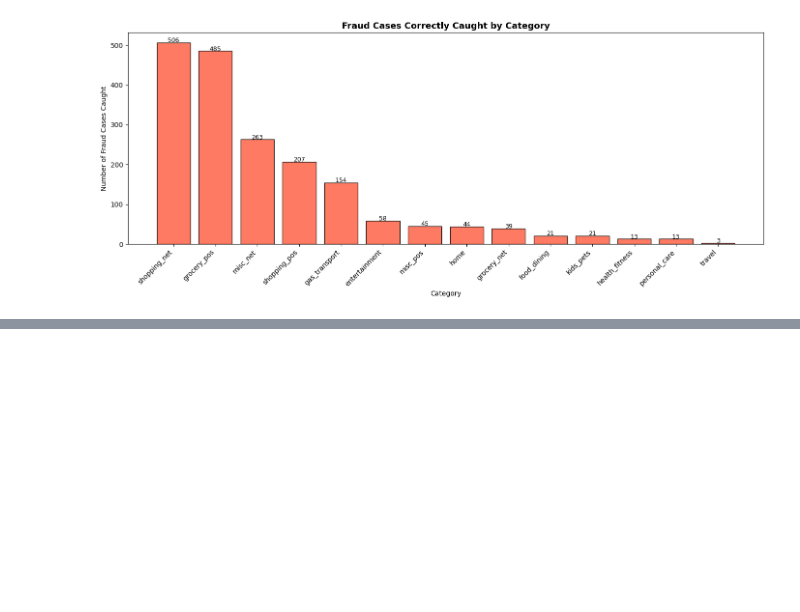
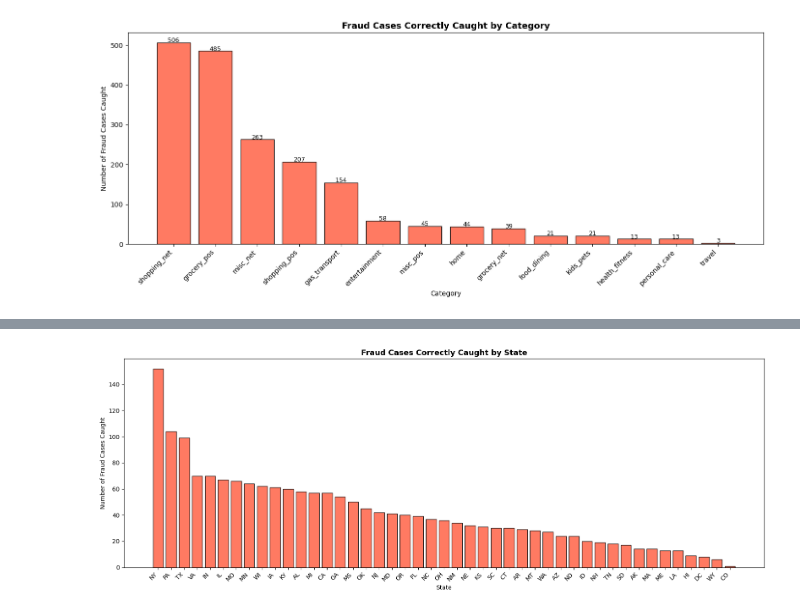
Before and after one commit to Tanjinul/INF2179-ML-Final-Project, a Jupyter notebook: Data_Cleaning_Exploratory_Final.ipynb, the cells around one changed output, grey strips where cells are left out. Saved outputs shown, nothing was run; the diff lists cells and outputs as text; code cells hidden in the pictures; blank space fills up the shorter version.

```diff
--- a/Data_Cleaning_Exploratory_Final.ipynb
+++ b/Data_Cleaning_Exploratory_Final.ipynb
@@ -859,0 +879,15 @@ plt.show()
+# %%
+# fraud caught by state - bar chart
+fraud_caught_by_state_bar = true_positives_state.groupby('state_name').size().sort_values(ascending=False)
+
+plt.figure(figsize=(16, 6))
+bars = plt.bar(fraud_caught_by_state_bar.index, fraud_caught_by_state_bar.values,
+               color='tomato', edgecolor='black', alpha=0.85)
+plt.title('Fraud Cases Correctly Caught by State', fontsize=13, fontweight='bold')
+plt.xlabel('State')
+plt.ylabel('Number of Fraud Cases Caught')
+plt.xticks(rotation=45, ha='right')
+plt.tight_layout()
+plt.show()
+# %% [output]
+[figure, added]
```
Also changed, not shown: parts of 1 cell of this notebook.
